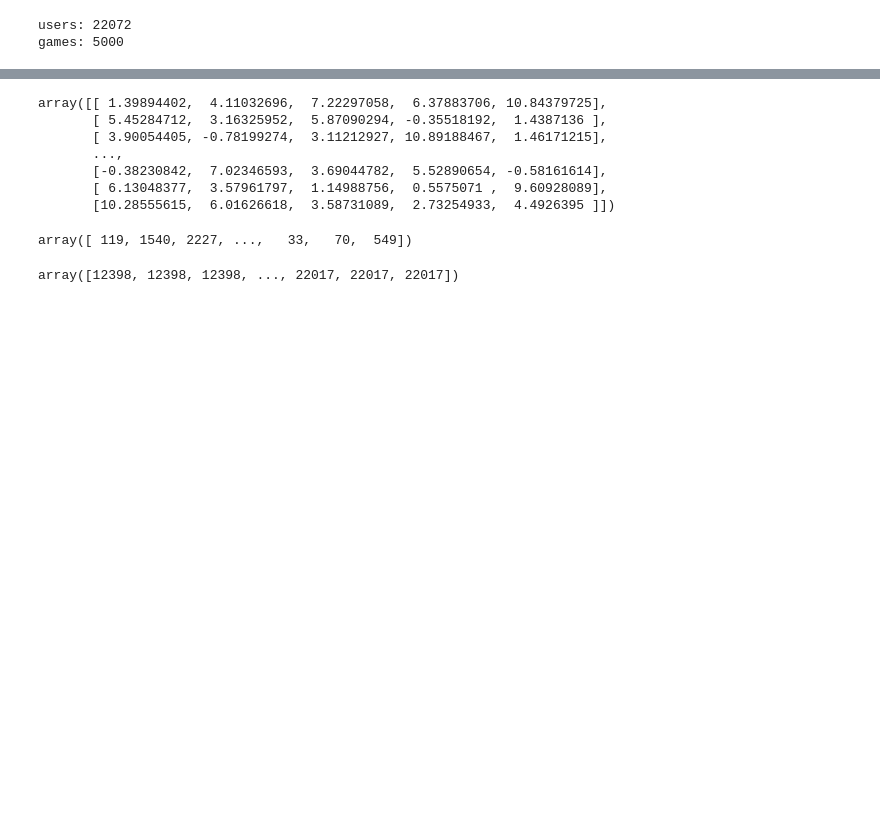
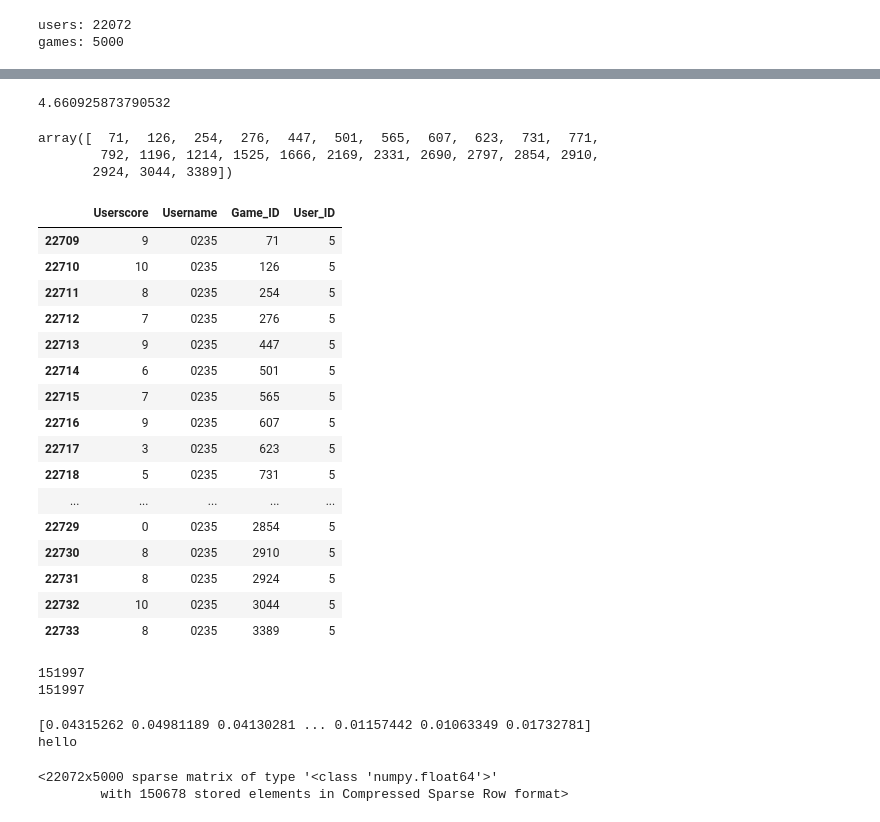
Before and after one commit to psaunderualberta/466_Group_Project, a Jupyter notebook: embeddings2.ipynb, the cells around one changed output, grey strips where cells are left out. Saved outputs shown, nothing was run; the diff lists cells and outputs as text; code cells hidden in the pictures; blank space fills up the shorter version.

```diff
--- a/embeddings2.ipynb
+++ b/embeddings2.ipynb
@@ -160,19 +395,47 @@ e = Embeddings(n_users, n_games, n_range, seed)
+# %%
+mean_squared_error(preds, actual, squared=False)
+# %% [output]
+4.660925873790532
+# %%
+user_game_idx[5]
+# %% [output]
+array([  71,  126,  254,  276,  447,  501,  565,  607,  623,  731,  771,
+        792, 1196, 1214, 1525, 1666, 2169, 2331, 2690, 2797, 2854, 2910,
+       2924, 3044, 3389])
+# %%
+test_data[test_data["User_ID"] == 5]
+# %% [output]
+|  | Userscore | Username | Game_ID | User_ID |
+| 22709 | 9 | 0235 | 71 | 5 |
+| 22710 | 10 | 0235 | 126 | 5 |
+| 22711 | 8 | 0235 | 254 | 5 |
+| 22712 | 7 | 0235 | 276 | 5 |
+| 22713 | 9 | 0235 | 447 | 5 |
+| 22714 | 6 | 0235 | 501 | 5 |
+| 22715 | 7 | 0235 | 565 | 5 |
+| 22716 | 9 | 0235 | 607 | 5 |
+| 22717 | 3 | 0235 | 623 | 5 |
+| 22718 | 5 | 0235 | 731 | 5 |
+| ... | ... | ... | ... | ... |
+| 22729 | 0 | 0235 | 2854 | 5 |
+| 22730 | 8 | 0235 | 2910 | 5 |
+| 22731 | 8 | 0235 | 2924 | 5 |
+| 22732 | 10 | 0235 | 3044 | 5 |
+| 22733 | 8 | 0235 | 3389 | 5 |
+# %%
+#ei_all = EmbeddingsIndex(all_data)
+print(len(e.embed_users[ei_all.user_idx]))
+print(len(e.embed_users[ei_all.game_idx]))
+# dot products of all
+#np.sum(e.embed_users[e.user_idx] * e.embed_users[e.game_idx], axis=1)
+# %% [output]
+151997
+151997
 # %%
 #embed_users
-e.embed_users
+e.calc_preds_sparse(ei_all)
 # %% [output]
-array([[ 1.39894402,  4.11032696,  7.22297058,  6.37883706, 10.84379725],
-       [ 5.45284712,  3.16325952,  5.87090294, -0.35518192,  1.4387136 ],
-       [ 3.90054405, -0.78199274,  3.11212927, 10.89188467,  1.46171215],
-       ...,
-       [-0.38230842,  7.02346593,  3.69044782,  5.52890654, -0.58161614],
-       [ 6.13048377,  3.57961797,  1.14988756,  0.5575071 ,  9.60928089],
-       [10.28555615,  6.01626618,  3.58731089,  2.73254933,  4.4926395 ]])
+[0.04315262 0.04981189 0.04130281 ... 0.01157442 0.01063349 0.01732781]
+hello
+<22072x5000 sparse matrix of type '<class 'numpy.float64'>'
+        with 150678 stored elements in Compressed Sparse Row format>
-# %%
-all_data["Game_ID"].to_numpy()
-# %% [output]
-array([ 119, 1540, 2227, ...,   33,   70,  549])
-# %%
-all_data["User_ID"].to_numpy()
-# %% [output]
-array([12398, 12398, 12398, ..., 22017, 22017, 22017])
```
Also changed, not shown: parts of 29 cells of this notebook.
